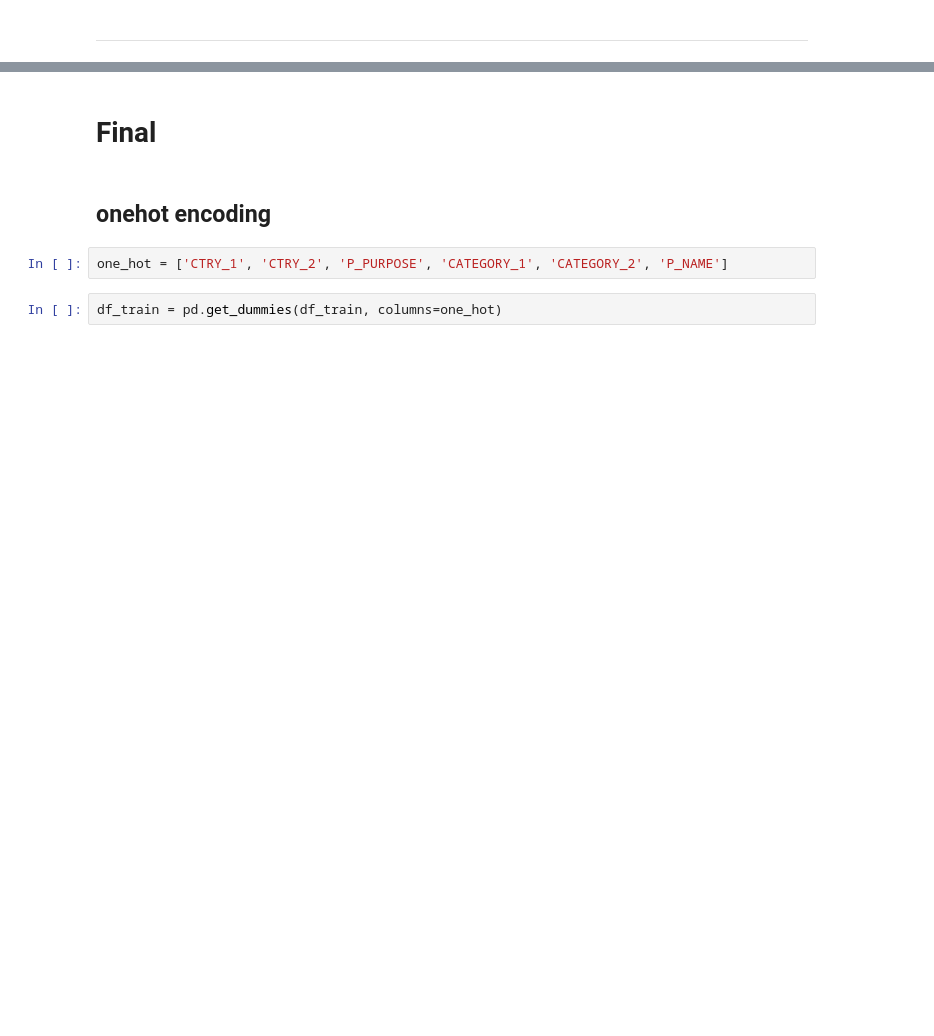
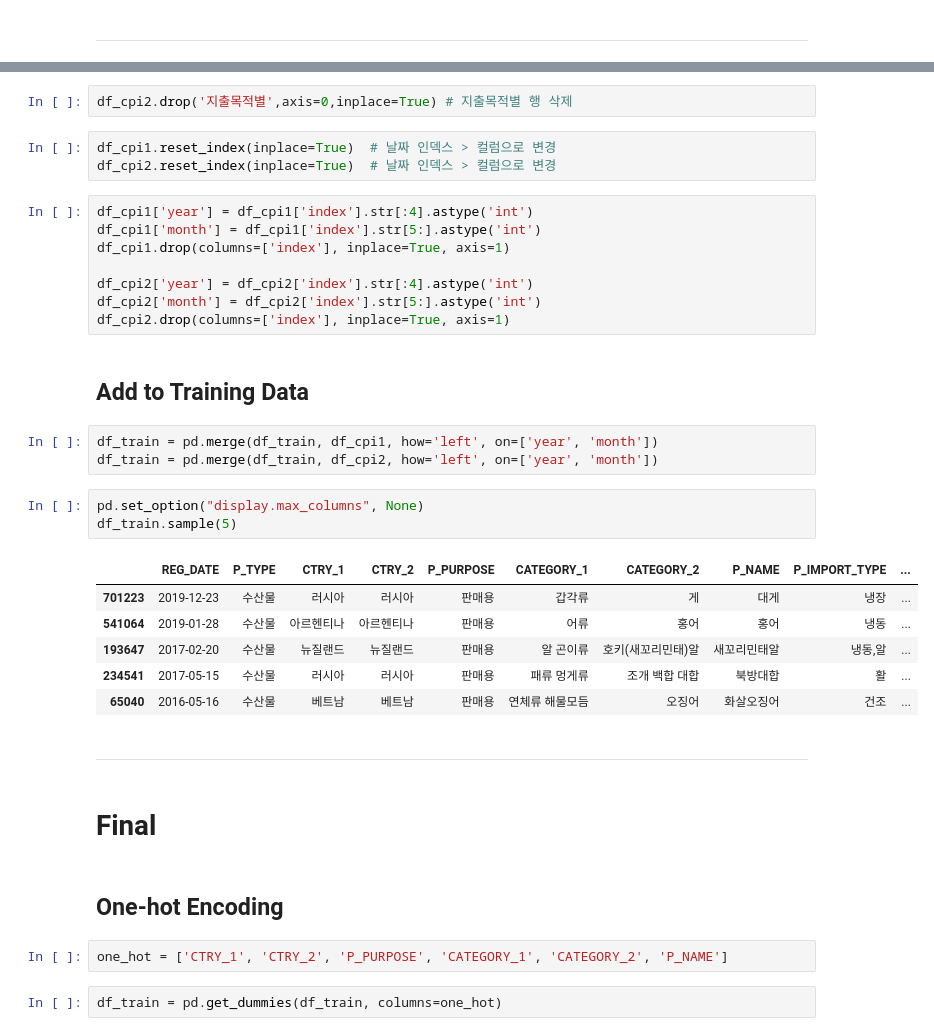
Before and after one commit to Yeony54/Project_Seafood_Import_Price_Prediction, a Jupyter notebook: Final_Preprocessing.ipynb, the cells around one changed output, grey strips where cells are left out. Cells and saved outputs as stored; diff of their text form; blank space fills up the shorter version.

```diff
--- a/민서_Preprocessing.ipynb
+++ b/Final_Preprocessing.ipynb
@@ -314,7 +355,37 @@ df_train.sample(5)
+# %%
+df_cpi2.drop('지출목적별',axis=0,inplace=True) # 지출목적별 행 삭제
+# %%
+df_cpi1.reset_index(inplace=True)  # 날짜 인덱스 > 컬럼으로 변경
+df_cpi2.reset_index(inplace=True)  # 날짜 인덱스 > 컬럼으로 변경
+# %%
+df_cpi1['year'] = df_cpi1['index'].str[:4].astype('int')
+df_cpi1['month'] = df_cpi1['index'].str[5:].astype('int')
+df_cpi1.drop(columns=['index'], inplace=True, axis=1)
+
+df_cpi2['year'] = df_cpi2['index'].str[:4].astype('int')
+df_cpi2['month'] = df_cpi2['index'].str[5:].astype('int')
+df_cpi2.drop(columns=['index'], inplace=True, axis=1)
+# %% [markdown]
+## Add to Training Data
+# %%
+df_train = pd.merge(df_train, df_cpi1, how='left', on=['year', 'month'])
+df_train = pd.merge(df_train, df_cpi2, how='left', on=['year', 'month'])
+# %%
+pd.set_option("display.max_columns", None)
+df_train.sample(5)
+# %% [output]
+|  | REG_DATE | P_TYPE | CTRY_1 | CTRY_2 | P_PURPOSE | CATEGORY_1 | CATEGORY_2 | P_NAME | P_IMPORT_TYPE | ... |
+| 701223 | 2019-12-23 | 수산물 | 러시아 | 러시아 | 판매용 | 갑각류 | 게 | 대게 | 냉장 | ... |
+| 541064 | 2019-01-28 | 수산물 | 아르헨티나 | 아르헨티나 | 판매용 | 어류 | 홍어 | 홍어 | 냉동 | ... |
+| 193647 | 2017-02-20 | 수산물 | 뉴질랜드 | 뉴질랜드 | 판매용 | 알 곤이류 | 호키(새꼬리민태)알 | 새꼬리민태알 | 냉동,알 | ... |
+| 234541 | 2017-05-15 | 수산물 | 러시아 | 러시아 | 판매용 | 패류 멍게류 | 조개 백합 대합 | 북방대합 | 활 | ... |
+| 65040 | 2016-05-16 | 수산물 | 베트남 | 베트남 | 판매용 | 연체류 해물모듬 | 오징어 | 화살오징어 | 건조 | ... |
+# %% [markdown]
+---
 # %% [markdown]
 # Final
-# %% [markdown]
-## onehot encoding
+# %% [markdown]
+## One-hot Encoding
 # %%
 one_hot = ['CTRY_1', 'CTRY_2', 'P_PURPOSE', 'CATEGORY_1', 'CATEGORY_2', 'P_NAME']
 # %%
```
Also changed, not shown: parts of 40 cells of this notebook, 15 other files.
